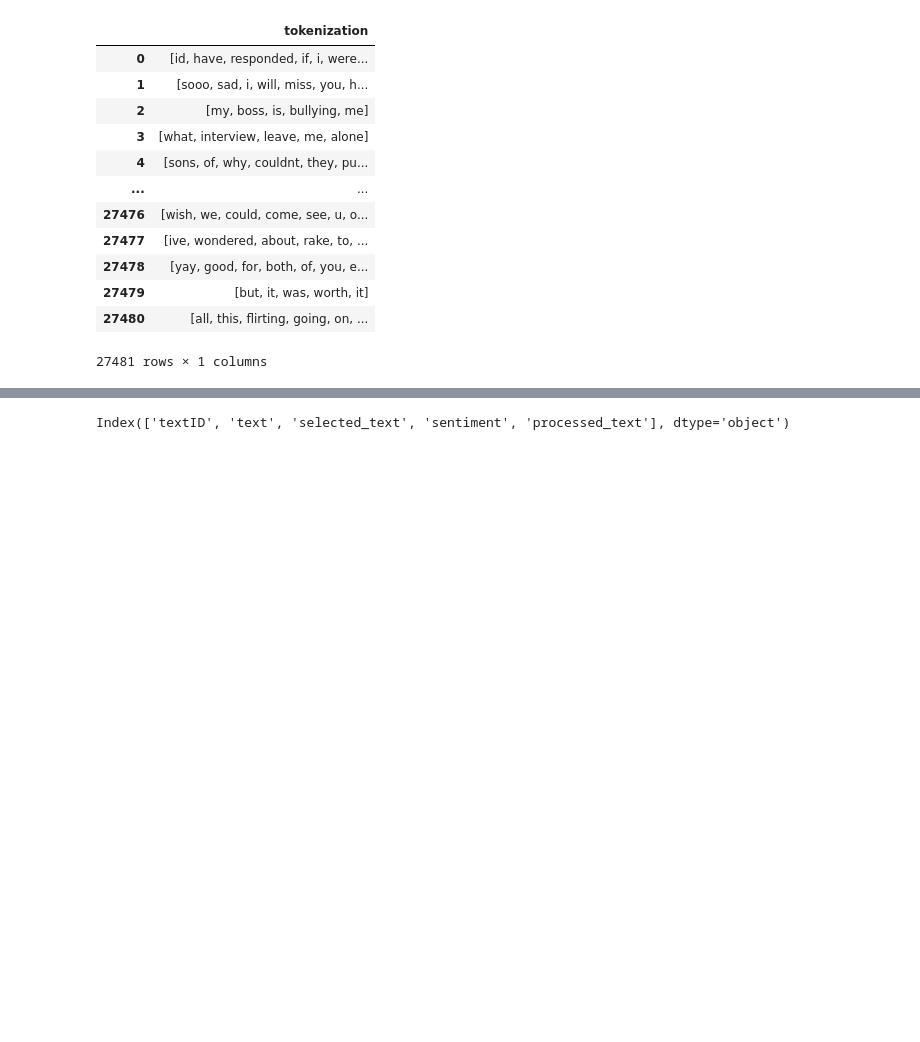
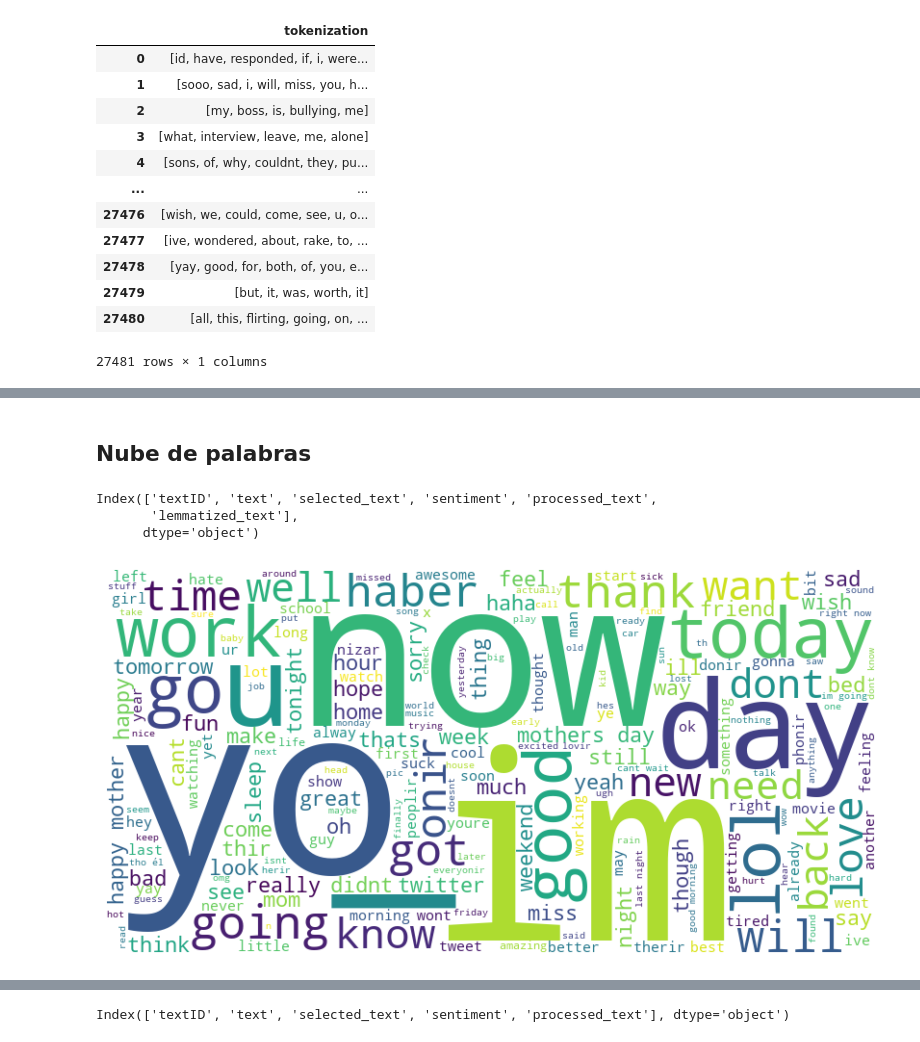
Before and after one commit to Tokodres/Taller1-IA, a Jupyter notebook: sentimientos.ipynb, the cells around one changed output, grey strips where cells are left out. Drawn from its saved outputs; the diff is of its cells as text; code cells hidden in the pictures; blank space fills up the shorter version.

Commit message:
entrenamiento de modelo
Agrego lematizar,nube de palabras y uso de dos metodos que se comparan los cuales son: Regresión Logística ,Naive Bayes Multinomial.

```diff
--- a/sentimientos.ipynb
+++ b/sentimientos.ipynb
@@ -64,0 +71,19 @@ df[["tokenization"]]
+# %%
+import spacy
+
+# 2️ Cargar modelo spaCy en español
+nlp = spacy.load('es_core_news_sm')
+
+#  Función para lematizar texto
+def lemmatize_text(text):
+    doc = nlp(text)
+    lemas = [token.lemma_ for token in doc]
+    return ' '.join(lemas)
+
+# 5️ Aplicar preprocesamiento
+df = pd.read_csv('Tweets.csv', encoding='latin-1')
+df["processed_text"] = df["text"].apply(remove_especial_text)
+df["lemmatized_text"] = df["processed_text"].apply(lemmatize_text)
+
+# 6️ Ver algunos resultados
+df
@@ -64,0 +104,25 @@ df[["tokenization"]]
+# %% [markdown]
+## Nube de palabras
+# %%
+# 1. Verifica las columnas actuales
+print(df.columns)
+
+# 2. Si no existe 'lemmatized_text', crea la columna:
+df["lemmatized_text"] = df["processed_text"].apply(lemmatize_text)
+
+# 3. Genera la nube de palabras
+from wordcloud import WordCloud
+import matplotlib.pyplot as plt
+
+all_words = ' '.join(df['lemmatized_text'])
+wordcloud = WordCloud(width=800, height=400, background_color='white').generate(all_words)
+
+plt.figure(figsize=(10,5))
+plt.imshow(wordcloud, interpolation='bilinear')
+plt.axis('off')
+plt.show()
+# %% [output]
+Index(['textID', 'text', 'selected_text', 'sentiment', 'processed_text',
+       'lemmatized_text'],
+      dtype='object')
+[figure, added]
```
Also changed, not shown: parts of 9 cells of this notebook.
